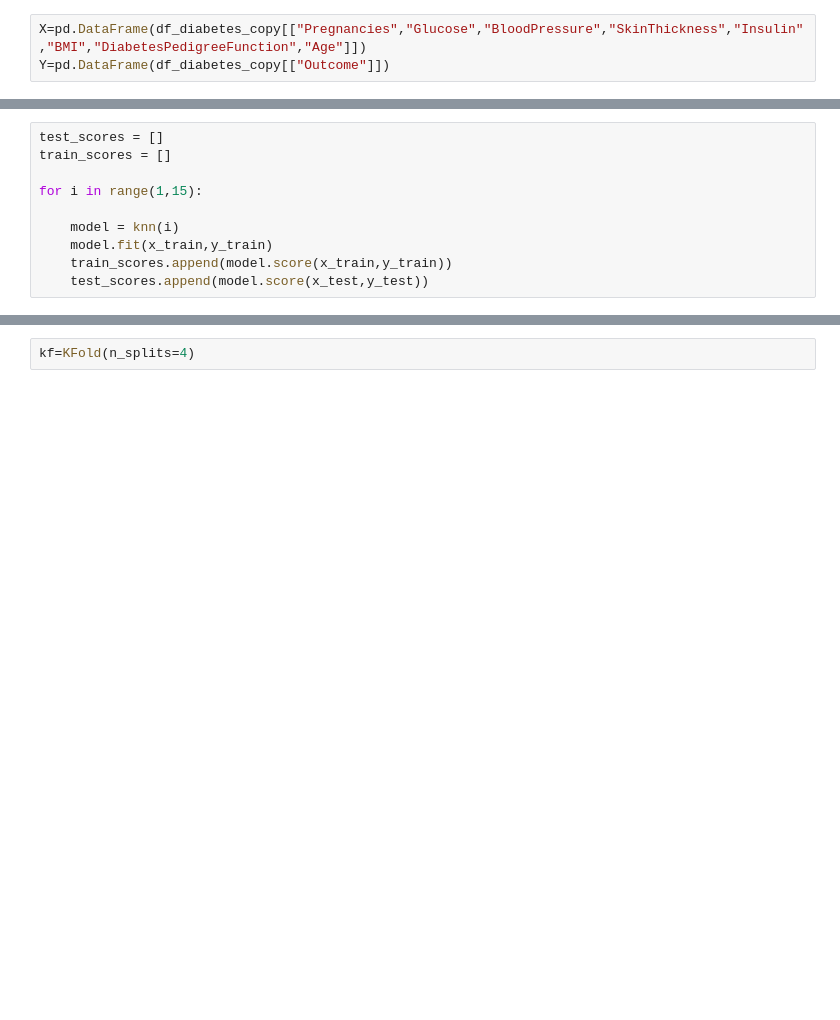
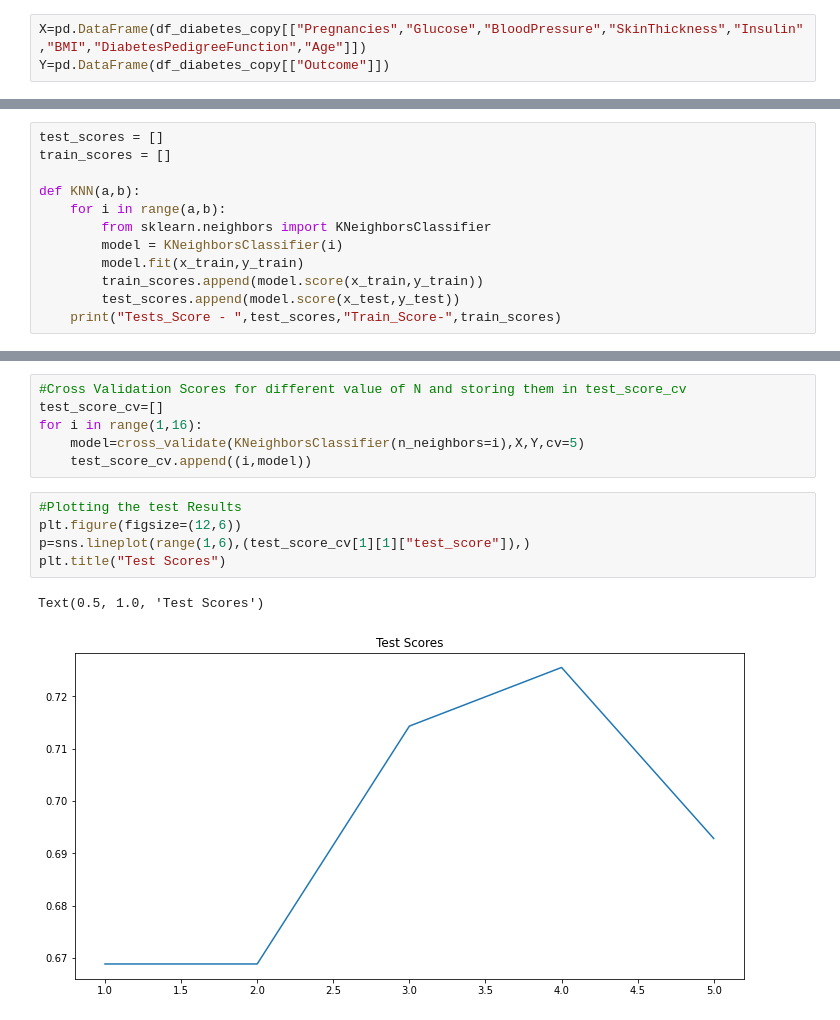
Before and after one commit to iamakshay1/Diabetes_India_Kaggle, a Jupyter notebook: File_1.ipynb, the cells around one changed output, grey strips where cells are left out. Saved outputs shown, nothing was run; the diff lists cells and outputs as text; blank space fills up the shorter version.

```diff
--- a/File_1.ipynb
+++ b/File_1.ipynb
@@ -215,9 +201,11 @@ x_train,x_test,y_train,y_test=train_test_split(X,Y,test_size=0.33,random_state=4
 test_scores = []
 train_scores = []
 
-for i in range(1,15):
-
-    model = knn(i)
-    model.fit(x_train,y_train)
-    train_scores.append(model.score(x_train,y_train))
-    test_scores.append(model.score(x_test,y_test))
+def KNN(a,b):
+    for i in range(a,b):
+        from sklearn.neighbors import KNeighborsClassifier
+        model = KNeighborsClassifier(i)
+        model.fit(x_train,y_train)
+        train_scores.append(model.score(x_train,y_train))
+        test_scores.append(model.score(x_test,y_test))
+    print("Tests_Score - ",test_scores,"Train_Score-",train_scores)
@@ -248,2 +215,14 @@ ImportError: cannot import name 'cross_validation' from 'sklearn' (C:\ProgramDat
-# %%
-kf=KFold(n_splits=4)
+# %%
+#Cross Validation Scores for different value of N and storing them in test_score_cv
+test_score_cv=[]
+for i in range(1,16):
+    model=cross_validate(KNeighborsClassifier(n_neighbors=i),X,Y,cv=5)
+    test_score_cv.append((i,model))
+# %%
+#Plotting the test Results
+plt.figure(figsize=(12,6))
+p=sns.lineplot(range(1,6),(test_score_cv[1][1]["test_score"]),)
+plt.title("Test Scores")
+# %% [output]
+Text(0.5, 1.0, 'Test Scores')
+[figure, added]
```
Also changed, not shown: parts of 15 cells of this notebook.
